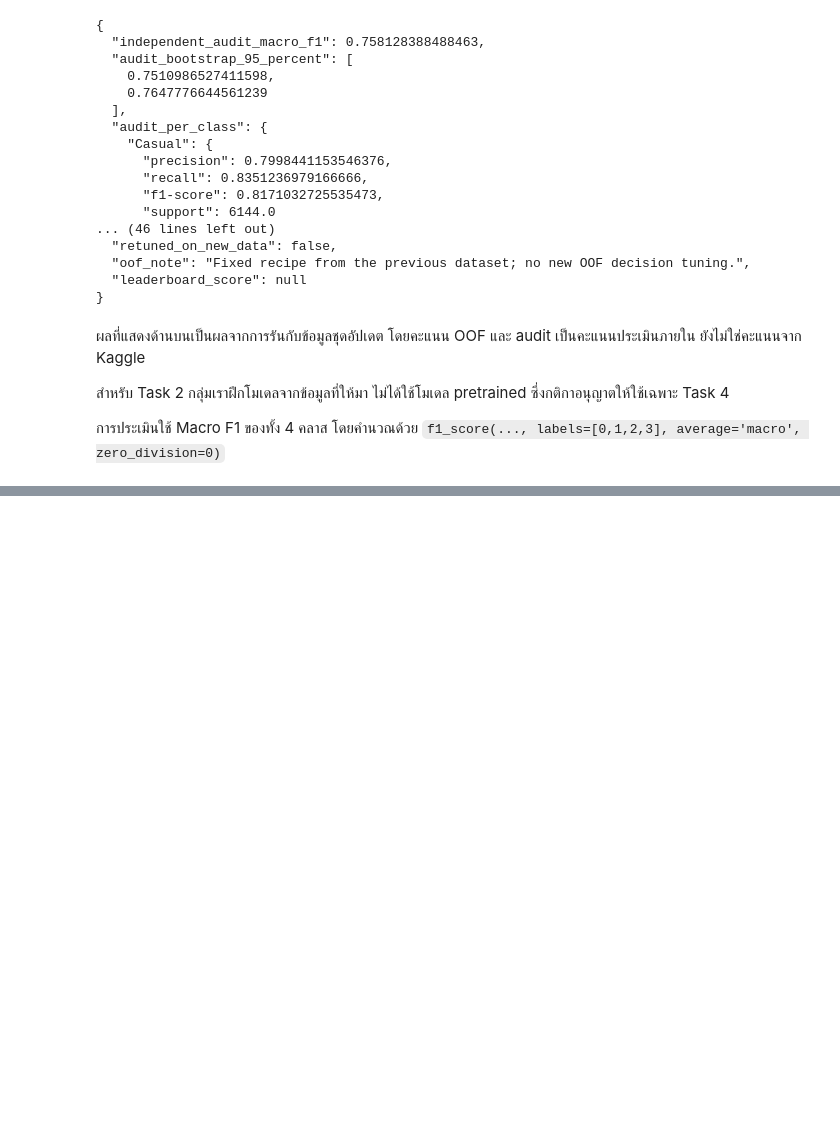
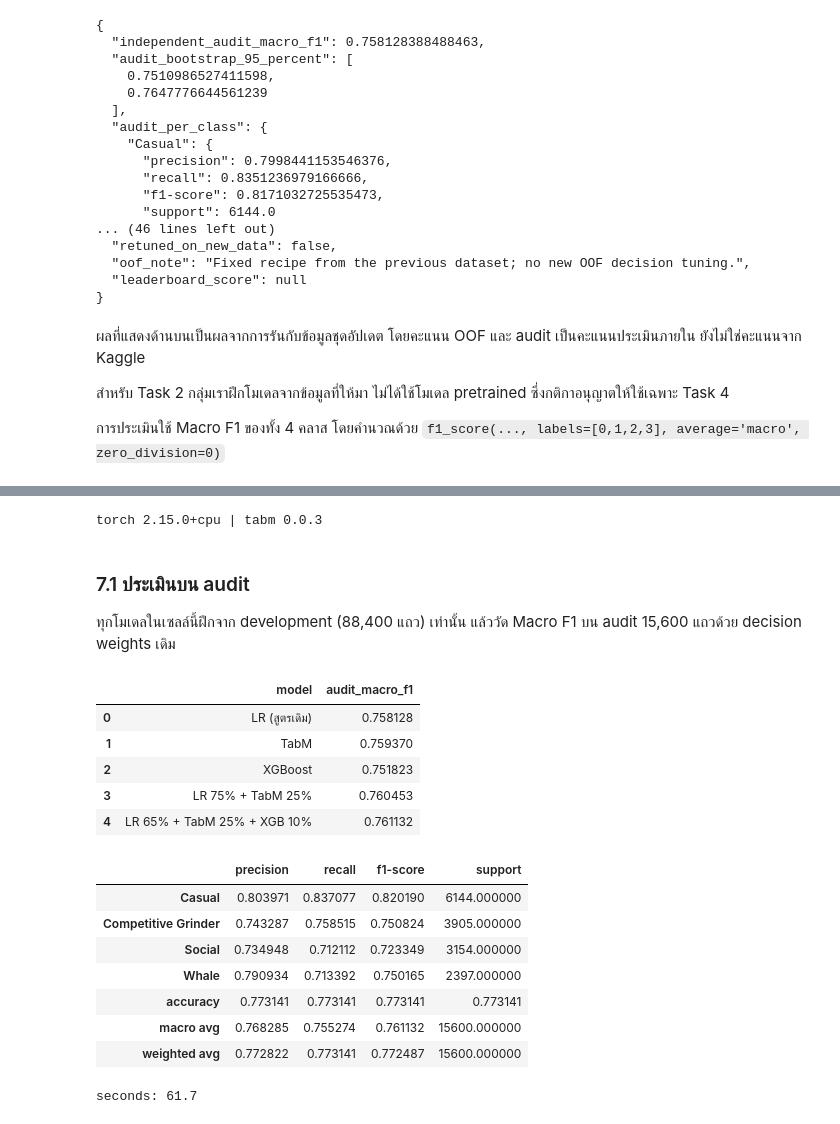
Before and after one commit to JeffMerry/Player-Intelligence-System-CPE342-ML, a Jupyter notebook: Task2/notebooks/task-2-player-segment-classification.ipynb, the cells around one changed output, grey strips where cells are left out. Cells and saved outputs as stored; diff of their text form; code cells hidden in the pictures; blank space fills up the shorter version.

```diff
--- a/Task2/notebooks/task-2-player-segment-classification.ipynb
+++ b/Task2/notebooks/task-2-player-segment-classification.ipynb
@@ -132,13 +141,13 @@ Python 3.13.3 (tags/v3.13.3:6280bb5, Apr  8 2025, 14:47:33) [MSC v.1943 64 bit (
 ท้ายส่วนนี้บันทึก split manifest ไว้ดูว่าแต่ละแถวถูกแบ่งไปอยู่ชุดไหน และเก็บ SHA-256 ไว้ตรวจสอบว่าใช้ไฟล์ข้อมูลชุดใดในการรัน
 # %%
 # ระบุตำแหน่งข้อมูล และดึงไฟล์จาก ZIP หากยังมีไฟล์ไม่ครบ
-DATA = ROOT / "data" / "02_multiclass_classification"
+DATA = ROOT / "data" / "raw" / "Task2"
 ZIP_CANDIDATES = [ROOT / "player-intelligence-system-cpe-342-ml.zip",
     Path.home() / "Downloads" / "player-intelligence-system-cpe-342-ml.zip"]
 if not all((DATA / n).exists() for n in ["train.csv", "test.csv", "datacard.txt"]):
     archive = next((p for p in ZIP_CANDIDATES if p.exists()), None)
     if archive is None:
-        raise FileNotFoundError("วาง ZIP ที่ project root หรือวางข้อมูลใน data/02_multiclass_classification")
+        raise FileNotFoundError("วาง ZIP ที่ project root หรือวางข้อมูลใน data/raw/Task2")
     DATA.mkdir(parents=True, exist_ok=True)
     with zipfile.ZipFile(archive) as z:
         for name in ["train.csv", "test.csv", "datacard.txt"]:
@@ -635,0 +658,20 @@ print(json.dumps(summary,indent=2))
+# %%
+# ตั้งค่า blend และโหลดไลบรารีของ TabM
+import torch
+import tabm
+BLEND_WEIGHTS = {'lr': 0.65, 'tabm': 0.25, 'xgb': 0.10}   # ตรึงไว้ก่อนดูผล audit
+TABM_DIR = ROOT / 'Task2' / 'checkpoints'
+TABM_MODEL = dict(d_out=4, n_blocks=2, d_block=256, dropout=0.1, k=16, arch_type='tabm',
+                  start_scaling_init='random-signs', num_embeddings=None)
+# SHA256 ของ checkpoint ที่ได้จากการฝึกบน Kaggle GPU (ตรวจก่อนโหลด)
+TABM_SHA = {'development': 'c87791db28137a98d4abb58643b74d079b83fdf28aa8a3785f395c389569b860',
+            'final': '6afc4085aed4d6385608d437be3af2fe3b6fa1b9df86f1c78979ab86cfa29ddc'}
+XGB_PARAMS = dict(objective='multi:softprob', num_class=4, tree_method='hist', device='cpu', max_bin=128,
+                  n_estimators=780, learning_rate=0.04, max_depth=3, min_child_weight=20,
+                  reg_lambda=10.0, reg_alpha=0.0, subsample=0.85, colsample_bytree=0.9,
+                  random_state=342, n_jobs=2, verbosity=0)
+torch.set_num_threads(2)
+torch.use_deterministic_algorithms(True)
+print('torch', torch.__version__, '| tabm', tabm.__version__)
+# %% [output]
+torch 2.15.0+cpu | tabm 0.0.3
@@ -635,0 +709,40 @@ print(json.dumps(summary,indent=2))
+# %% [markdown]
+### 7.1 ประเมินบน audit
+
+ทุกโมเดลในเซลล์นี้ฝึกจาก development (88,400 แถว) เท่านั้น แล้ววัด Macro F1 บน audit 15,600 แถวด้วย decision weights เดิม
+# %%
+# ประเมินบน audit: ทุกโมเดลฝึกจาก development เท่านั้น
+t0 = time.perf_counter()
+audit_tabm = tabm_probability('development', audit_model, train.iloc[audit_idx])
+audit_xgb = xgb_fit(dev_idx)(train.iloc[audit_idx])
+ya = y[audit_idx]
+audit_rows = []
+for name, pred in [('LR (สูตรเดิม)', decide(audit_probability)),
+                   ('TabM', decide(audit_tabm)),
+                   ('XGBoost', decide(audit_xgb)),
+                   ('LR 75% + TabM 25%', decide(.75 * audit_probability + .25 * audit_tabm)),
+                   ('LR 65% + TabM 25% + XGB 10%', blend(audit_probability, audit_tabm, audit_xgb))]:
+    audit_rows.append({'model': name, 'audit_macro_f1': f1_score(ya, pred, labels=CLASSES, average='macro', zero_division=0)})
+blend_audit = pd.DataFrame(audit_rows)
+blend_audit.to_csv(OUT / 'task2_blend_audit.csv', index=False)
+display(blend_audit)
+audit_blend_prediction = blend(audit_probability, audit_tabm, audit_xgb)
+display(pd.DataFrame(classification_report(ya, audit_blend_prediction, labels=CLASSES, target_names=CLASS_NAMES,
+                                           output_dict=True, zero_division=0)).T)
+print('seconds:', round(time.perf_counter() - t0, 1))
+# %% [output]
+|  | model | audit_macro_f1 |
+| 0 | LR (สูตรเดิม) | 0.758128 |
+| 1 | TabM | 0.759370 |
+| 2 | XGBoost | 0.751823 |
+| 3 | LR 75% + TabM 25% | 0.760453 |
+| 4 | LR 65% + TabM 25% + XGB 10% | 0.761132 |
+|  | precision | recall | f1-score | support |
+| Casual | 0.803971 | 0.837077 | 0.820190 | 6144.000000 |
+| Competitive Grinder | 0.743287 | 0.758515 | 0.750824 | 3905.000000 |
+| Social | 0.734948 | 0.712112 | 0.723349 | 3154.000000 |
+| Whale | 0.790934 | 0.713392 | 0.750165 | 2397.000000 |
+| accuracy | 0.773141 | 0.773141 | 0.773141 | 0.773141 |
+| macro avg | 0.768285 | 0.755274 | 0.761132 | 15600.000000 |
+| weighted avg | 0.772822 | 0.773141 | 0.772487 | 15600.000000 |
+seconds: 61.7
```
Also changed, not shown: parts of 14 cells of this notebook, 9 other files.
